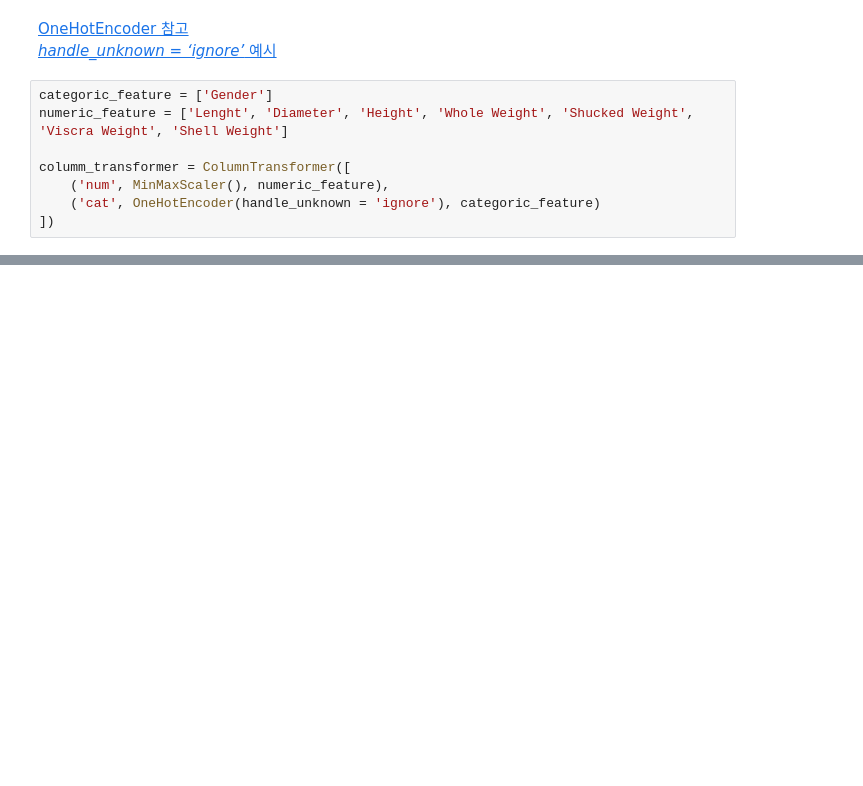
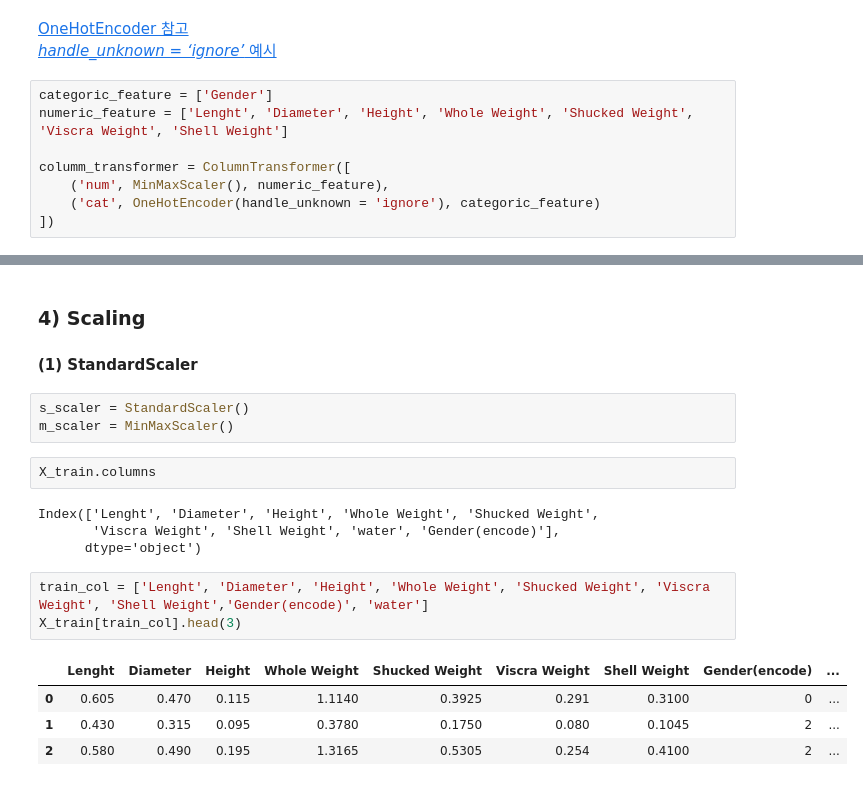
Before and after one commit to Park-Young-Bin/Python_Projects, a Jupyter notebook: 데이콘/[데이콘] 전복 나이 예측 경진대회.ipynb, the cells around one changed output, grey strips where cells are left out. Cells and saved outputs as stored; diff of their text form; blank space fills up the shorter version.

```diff
--- a/데이콘/[데이콘] 전복 나이 예측 경진대회.ipynb
+++ b/데이콘/[데이콘] 전복 나이 예측 경진대회.ipynb
@@ -504,0 +870,20 @@ SyntaxError: invalid syntax (<ipython-input-54-cd54e26e747b>, line 7)
+# %% [markdown]
+### 4) Scaling
+#### (1) StandardScaler
+# %%
+s_scaler = StandardScaler()
+m_scaler = MinMaxScaler()
+# %%
+X_train.columns
+# %% [output]
+Index(['Lenght', 'Diameter', 'Height', 'Whole Weight', 'Shucked Weight',
+       'Viscra Weight', 'Shell Weight', 'water', 'Gender(encode)'],
+      dtype='object')
+# %%
+train_col = ['Lenght', 'Diameter', 'Height', 'Whole Weight', 'Shucked Weight', 'Viscra Weight', 'Shell Weight','Gender(encode)', 'water']
+X_train[train_col].head(3)
+# %% [output]
+|  | Lenght | Diameter | Height | Whole Weight | Shucked Weight | Viscra Weight | Shell Weight | Gender(encode) | ... |
+| 0 | 0.605 | 0.470 | 0.115 | 1.1140 | 0.3925 | 0.291 | 0.3100 | 0 | ... |
+| 1 | 0.430 | 0.315 | 0.095 | 0.3780 | 0.1750 | 0.080 | 0.1045 | 2 | ... |
+| 2 | 0.580 | 0.490 | 0.195 | 1.3165 | 0.5305 | 0.254 | 0.4100 | 2 | ... |
```
Also changed, not shown: parts of 122 cells of this notebook.
